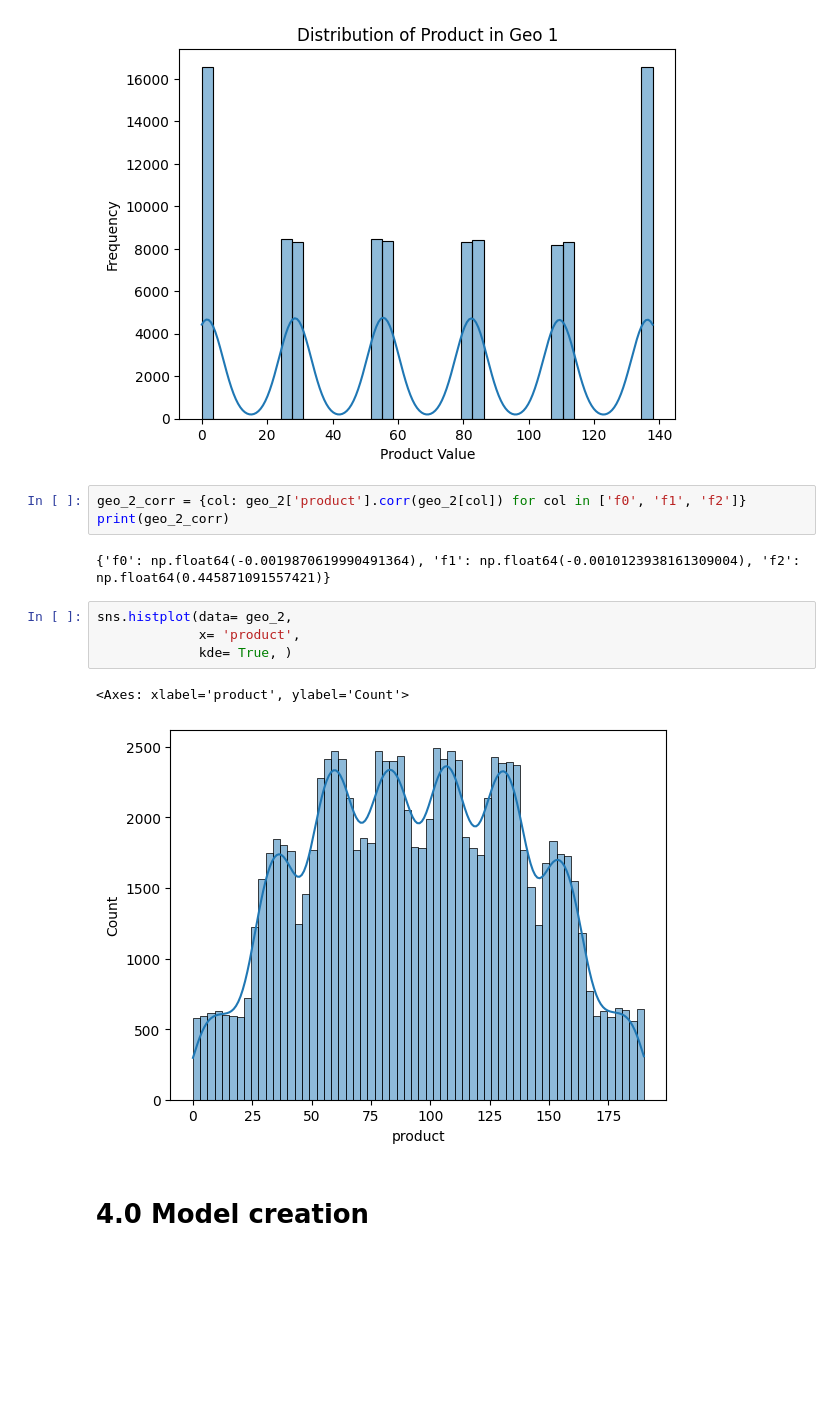
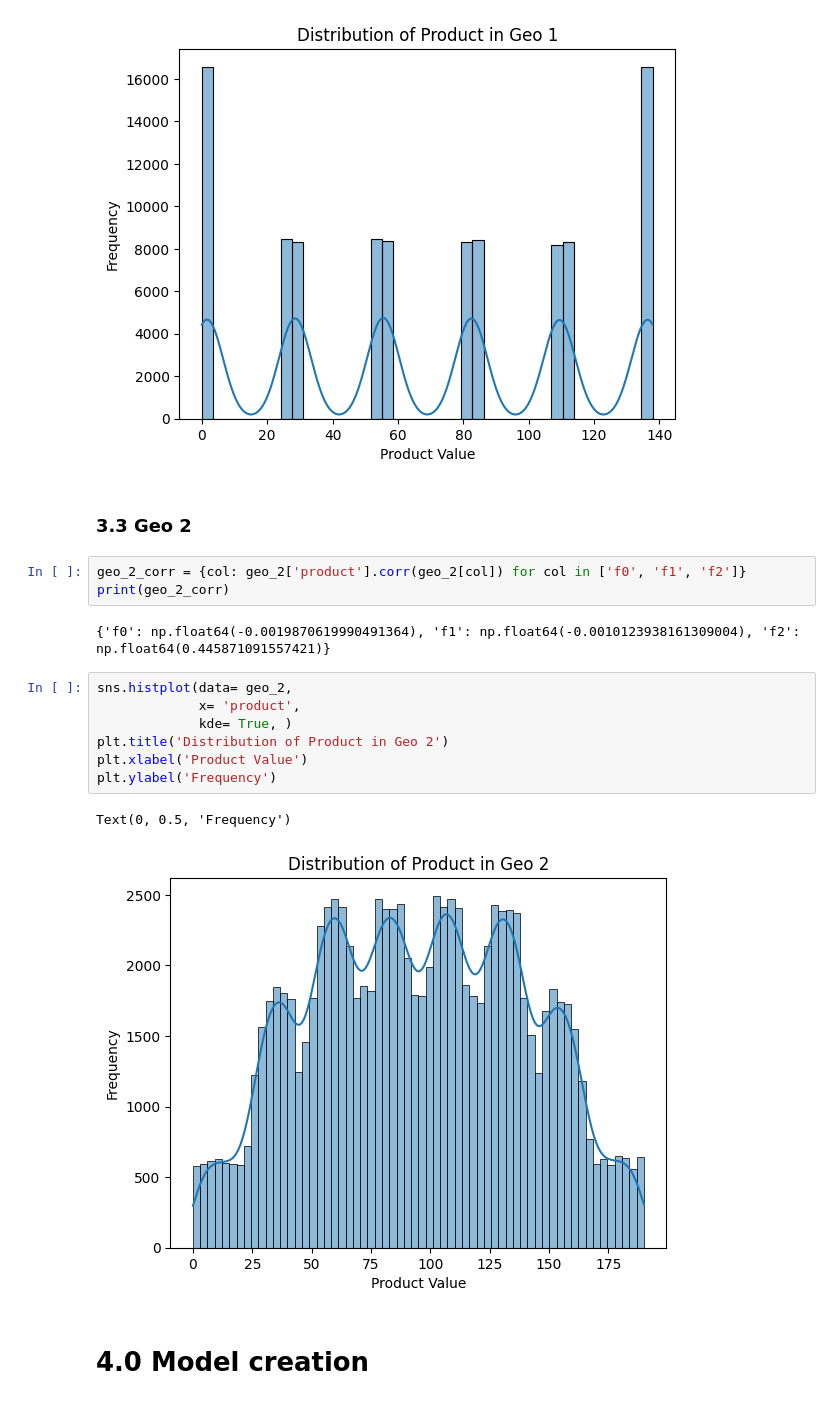
Before and after one commit to Vyncent-vdW/sprint_nine_mlb, a Jupyter notebook: sprint_9_ml_in_business.ipynb, the cells around one changed output. Cells and saved outputs as stored; diff of their text form; blank space fills up the shorter version.

```diff
--- a/sprint_9_ml_in_business.ipynb
+++ b/sprint_9_ml_in_business.ipynb
@@ -249,6 +266,8 @@ plt.ylabel('Frequency')
 # %% [output]
 Text(0, 0.5, 'Frequency')
 [figure]
+# %% [markdown]
+### 3.3 Geo 2
 # %%
 geo_2_corr = {col: geo_2['product'].corr(geo_2[col]) for col in ['f0', 'f1', 'f2']}
 print(geo_2_corr)
@@ -257,9 +276,12 @@ print(geo_2_corr)
 # %%
 sns.histplot(data= geo_2,
              x= 'product',
              kde= True, )
+plt.title('Distribution of Product in Geo 2')
+plt.xlabel('Product Value')
+plt.ylabel('Frequency')
 # %% [output]
-<Axes: xlabel='product', ylabel='Count'>
+Text(0, 0.5, 'Frequency')
-[figure, old version]
+[figure, new version]
 # %% [markdown]
 # 4.0 Model creation
```
Also changed, not shown: parts of 22 cells of this notebook.
